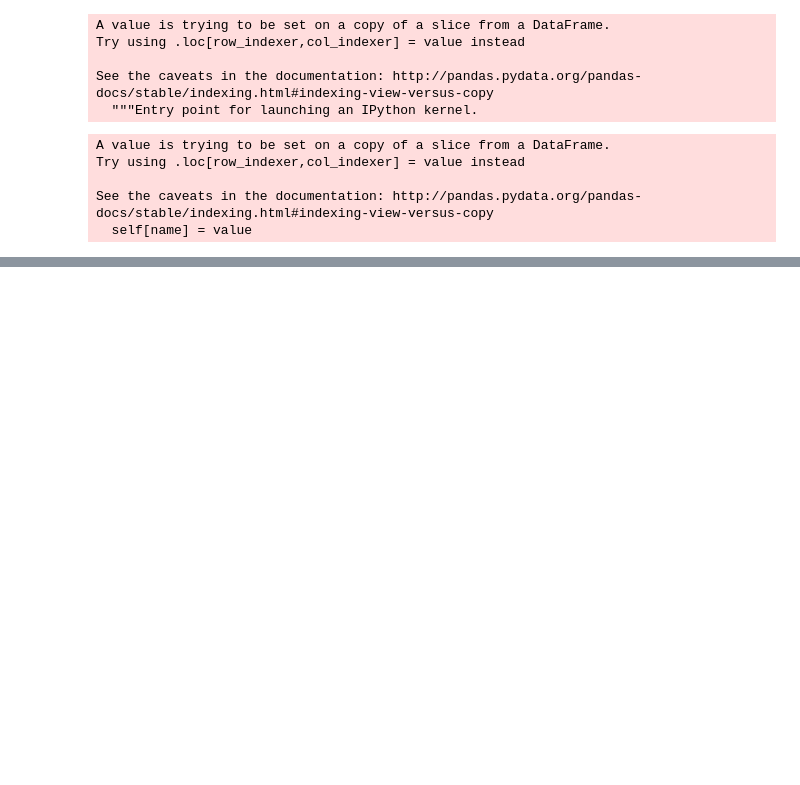
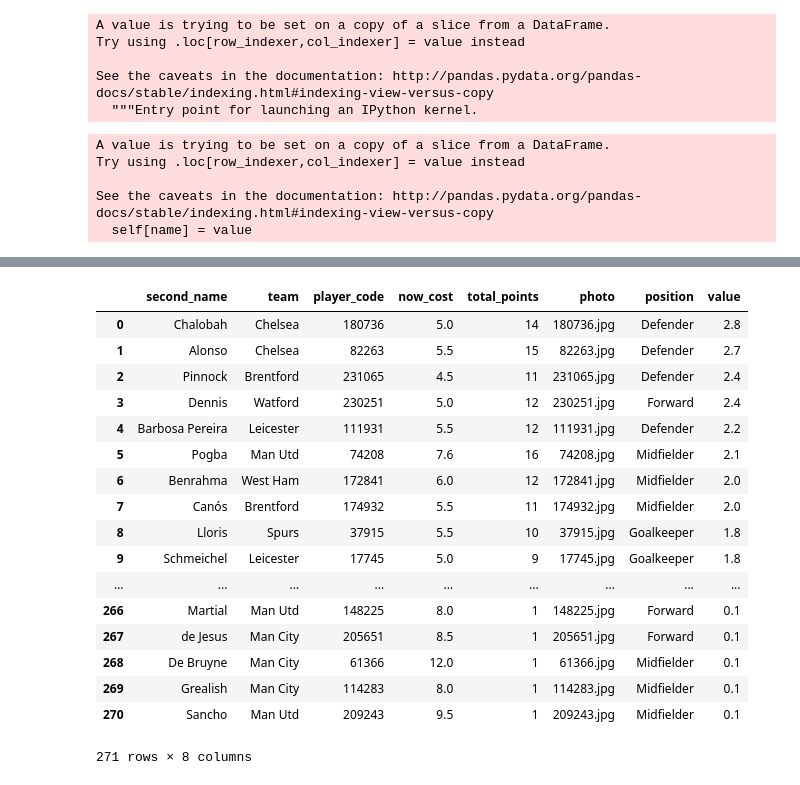
Before and after one commit to harrybaines/FPLAI, a Jupyter notebook: FPLAI.ipynb, the cells around one changed output, grey strips where cells are left out. Saved outputs shown, nothing was run; the diff lists cells and outputs as text; code cells hidden in the pictures; blank space fills up the shorter version.

```diff
--- a/FPLAI.ipynb
+++ b/FPLAI.ipynb
@@ -307,0 +343,22 @@ slim_elements_df.to_csv('./fpl_data.csv')
+# %%
+slim_elements_df_sorted = slim_elements_df.sort_values('value', ascending=False).reset_index(drop=True)
+slim_elements_df_sorted
+# %% [output]
+|  | second_name | team | player_code | now_cost | total_points | photo | position | value |
+| 0 | Chalobah | Chelsea | 180736 | 5.0 | 14 | 180736.jpg | Defender | 2.8 |
+| 1 | Alonso | Chelsea | 82263 | 5.5 | 15 | 82263.jpg | Defender | 2.7 |
+| 2 | Pinnock | Brentford | 231065 | 4.5 | 11 | 231065.jpg | Defender | 2.4 |
+| 3 | Dennis | Watford | 230251 | 5.0 | 12 | 230251.jpg | Forward | 2.4 |
+| 4 | Barbosa Pereira | Leicester | 111931 | 5.5 | 12 | 111931.jpg | Defender | 2.2 |
+| 5 | Pogba | Man Utd | 74208 | 7.6 | 16 | 74208.jpg | Midfielder | 2.1 |
+| 6 | Benrahma | West Ham | 172841 | 6.0 | 12 | 172841.jpg | Midfielder | 2.0 |
+| 7 | Canós | Brentford | 174932 | 5.5 | 11 | 174932.jpg | Midfielder | 2.0 |
+| 8 | Lloris | Spurs | 37915 | 5.5 | 10 | 37915.jpg | Goalkeeper | 1.8 |
+| 9 | Schmeichel | Leicester | 17745 | 5.0 | 9 | 17745.jpg | Goalkeeper | 1.8 |
+| ... | ... | ... | ... | ... | ... | ... | ... | ... |
+| 266 | Martial | Man Utd | 148225 | 8.0 | 1 | 148225.jpg | Forward | 0.1 |
+| 267 | de Jesus | Man City | 205651 | 8.5 | 1 | 205651.jpg | Forward | 0.1 |
+| 268 | De Bruyne | Man City | 61366 | 12.0 | 1 | 61366.jpg | Midfielder | 0.1 |
+| 269 | Grealish | Man City | 114283 | 8.0 | 1 | 114283.jpg | Midfielder | 0.1 |
+| 270 | Sancho | Man Utd | 209243 | 9.5 | 1 | 209243.jpg | Midfielder | 0.1 |
+271 rows × 8 columns
```
Also changed, not shown: parts of 26 cells of this notebook, 42 other files.
